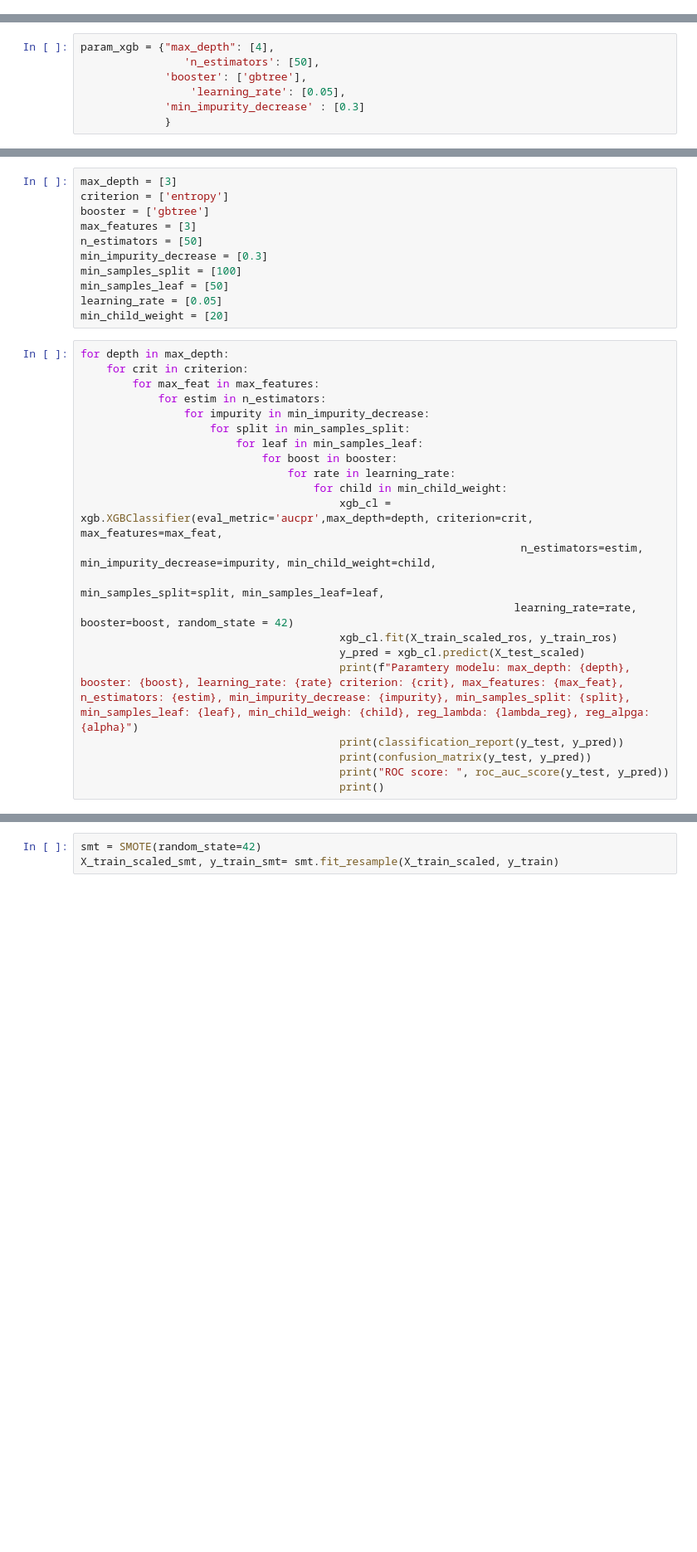
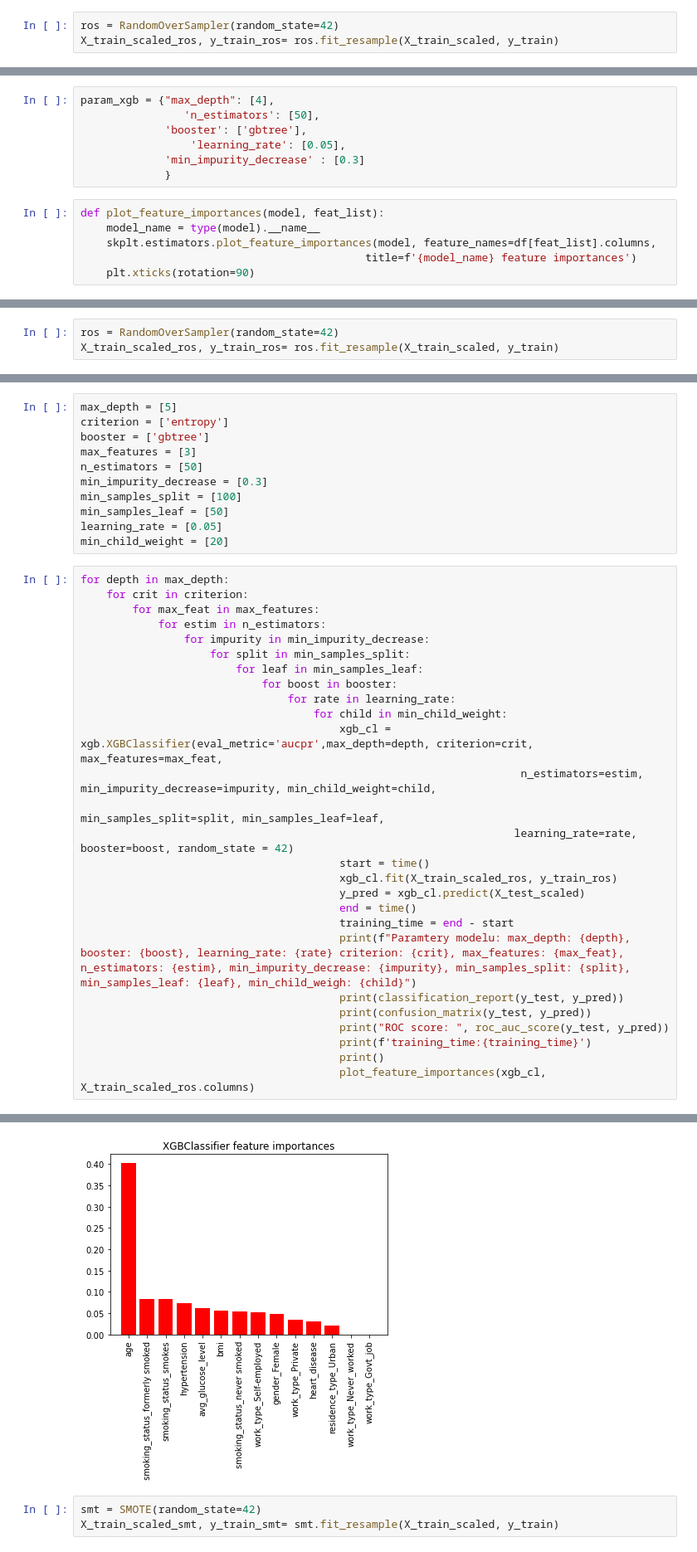
Before and after one commit to infoshareacademy/jdszr7-gold_diggers, a Jupyter notebook: python_projects/Stroke/Stroke.ipynb, the cells around one changed output, grey strips where cells are left out. Shown at 83% size. Cells and saved outputs as stored; diff of their text form; blank space fills up the shorter version.

```diff
--- a/python_projects/Stroke/Stroke.ipynb
+++ b/python_projects/Stroke/Stroke.ipynb
@@ -1141,3 +1146,6 @@ min_samples_leaf = [50]
+# %%
+ros = RandomOverSampler(random_state=42)
+X_train_scaled_ros, y_train_ros= ros.fit_resample(X_train_scaled, y_train)
 # %%
 for depth in max_depth:
     for crit in criterion:
@@ -1482,3 +1493,9 @@ param_xgb = {"max_depth": [4],
                  'learning_rate': [0.05],
              'min_impurity_decrease' : [0.3]
              }
+# %%
+def plot_feature_importances(model, feat_list):
+    model_name = type(model).__name__
+    skplt.estimators.plot_feature_importances(model, feature_names=df[feat_list].columns,
+                                            title=f'{model_name} feature importances')
+    plt.xticks(rotation=90)
@@ -1484,0 +1506,3 @@ param_xgb = {"max_depth": [4],
+# %%
+ros = RandomOverSampler(random_state=42)
+X_train_scaled_ros, y_train_ros= ros.fit_resample(X_train_scaled, y_train)
@@ -1485,5 +1518,5 @@ param_xgb = {"max_depth": [4],
 # %%
-max_depth = [3]
+max_depth = [5]
 criterion = ['entropy']
 booster = ['gbtree']
 max_features = [3]
@@ -1508,11 +1541,16 @@ for depth in max_depth:
                                                                     n_estimators=estim, min_impurity_decrease=impurity, min_child_weight=child,
                                                                      min_samples_split=split, min_samples_leaf=leaf,
                                                                    learning_rate=rate, booster=boost, random_state = 42)
+                                        start = time()
                                         xgb_cl.fit(X_train_scaled_ros, y_train_ros)
                                         y_pred = xgb_cl.predict(X_test_scaled)
-                                        print(f"Paramtery modelu: max_depth: {depth}, booster: {boost}, learning_rate: {rate} criterion: {crit}, max_features: {max_feat}, n_estimators: {estim}, min_impurity_decrease: {impurity}, min_samples_split: {split}, min_samples_leaf: {leaf}, min_child_weigh: {child}, reg_lambda: {lambda_reg}, reg_alpga: {alpha}")
+                                        end = time()
+                                        training_time = end - start
+                                        print(f"Paramtery modelu: max_depth: {depth}, booster: {boost}, learning_rate: {rate} criterion: {crit}, max_features: {max_feat}, n_estimators: {estim}, min_impurity_decrease: {impurity}, min_samples_split: {split}, min_samples_leaf: {leaf}, min_child_weigh: {child}")
                                         print(classification_report(y_test, y_pred))
                                         print(confusion_matrix(y_test, y_pred))
                                         print("ROC score: ", roc_auc_score(y_test, y_pred))
+                                        print(f'training_time:{training_time}')
                                         print()
+                                        plot_feature_importances(xgb_cl, X_train_scaled_ros.columns)
 # %% [output]
@@ -1532,3 +1574,4 @@ ROC score:  0.783232122184536
+[figure, added]
 # %%
 smt = SMOTE(random_state=42)
 X_train_scaled_smt, y_train_smt= smt.fit_resample(X_train_scaled, y_train)
```
Also changed, not shown: parts of 17 cells of this notebook.
